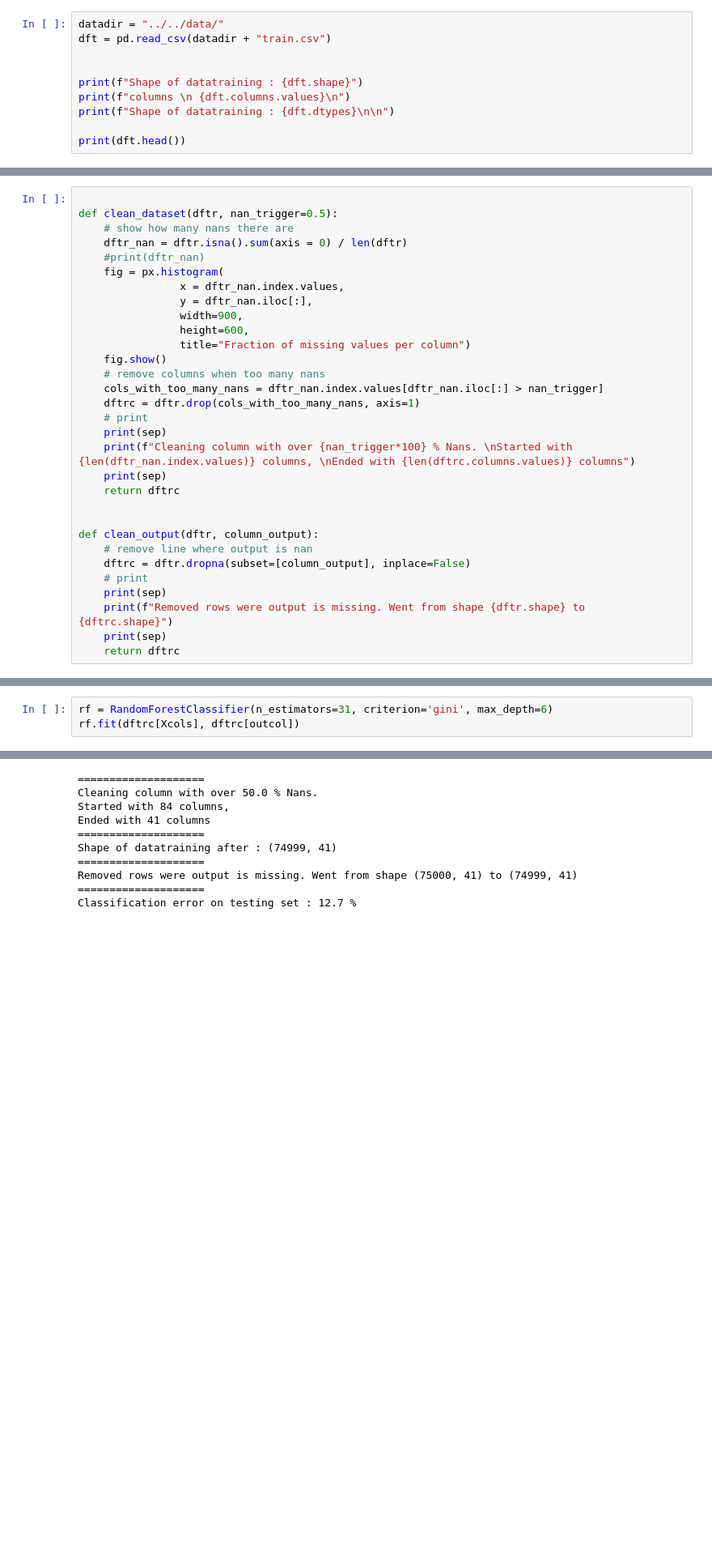
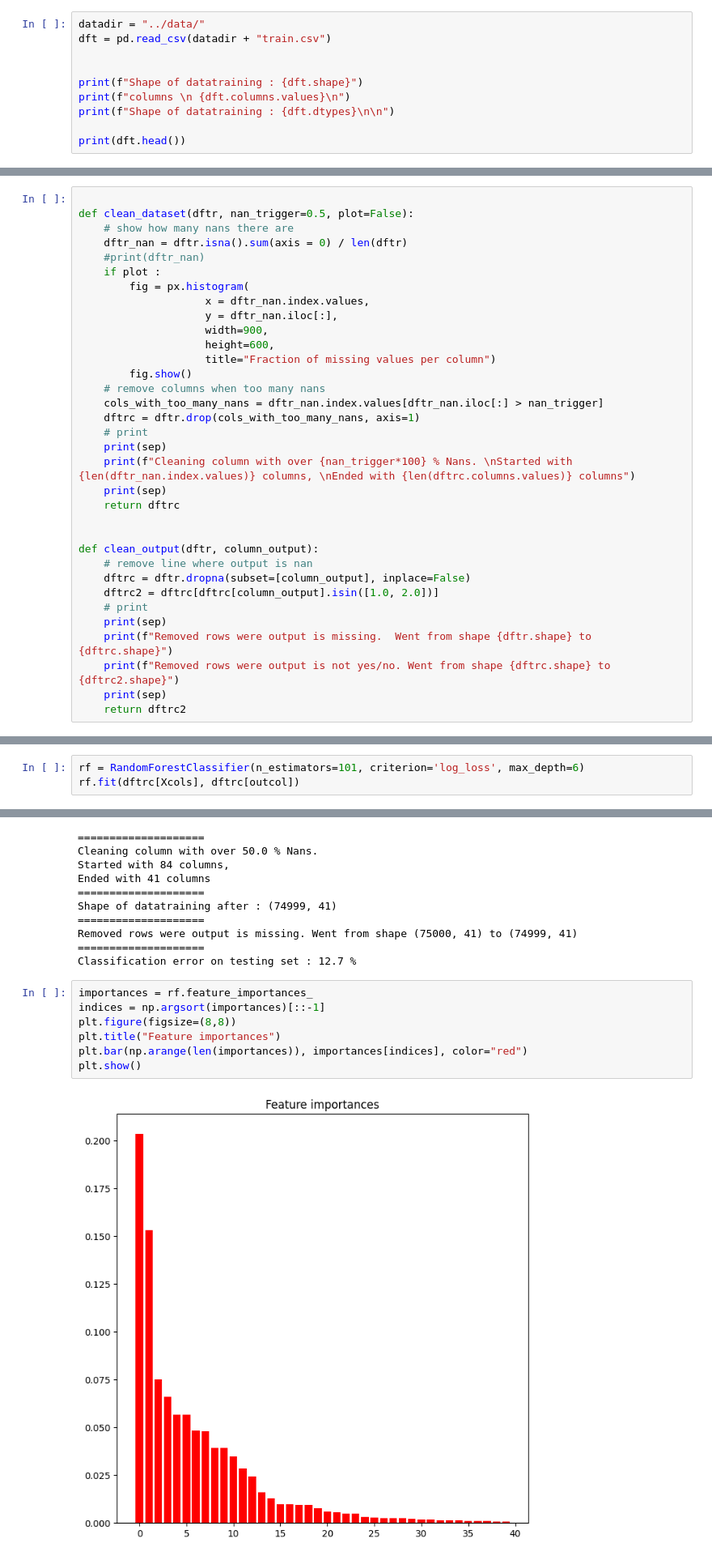
Before and after one commit to thomasdepic/mini-hackaton-gros-camtars, a Jupyter notebook: CRS/CR_niels.ipynb, the cells around one changed output, grey strips where cells are left out. Shown at 81% size. Drawn from its saved outputs; the diff is of its cells as text; blank space fills up the shorter version.

```diff
--- a/CRS/CR_niels.ipynb
+++ b/CRS/CR_niels.ipynb
@@ -12,7 +12,7 @@ sep = "="*20
 # %% [markdown]
 ## Loading training data
 # %%
-datadir = "../../data/"
+datadir = "../data/"
 dft = pd.read_csv(datadir + "train.csv")
 
 
@@ -145,17 +145,18 @@ def boxplot_checker(df, column, mini=None, maxi=None):
     plt.show()
 # %%
 
-def clean_dataset(dftr, nan_trigger=0.5):
+def clean_dataset(dftr, nan_trigger=0.5, plot=False):
     # show how many nans there are
     dftr_nan = dftr.isna().sum(axis = 0) / len(dftr)
     #print(dftr_nan)
-    fig = px.histogram(
-                x = dftr_nan.index.values,
-                y = dftr_nan.iloc[:],
-                width=900,
-                height=600,
-                title="Fraction of missing values per column")
-    fig.show()
+    if plot :
+        fig = px.histogram(
+                    x = dftr_nan.index.values,
+                    y = dftr_nan.iloc[:],
+                    width=900,
+                    height=600,
+                    title="Fraction of missing values per column")
+        fig.show()
     # remove columns when too many nans
     cols_with_too_many_nans = dftr_nan.index.values[dftr_nan.iloc[:] > nan_trigger]
     dftrc = dftr.drop(cols_with_too_many_nans, axis=1)
@@ -169,11 +170,13 @@ def clean_dataset(dftr, nan_trigger=0.5):
 def clean_output(dftr, column_output):
     # remove line where output is nan
     dftrc = dftr.dropna(subset=[column_output], inplace=False)
+    dftrc2 = dftrc[dftrc[column_output].isin([1.0, 2.0])]
     # print
     print(sep)
-    print(f"Removed rows were output is missing. Went from shape {dftr.shape} to {dftrc.shape}")
+    print(f"Removed rows were output is missing.  Went from shape {dftr.shape} to {dftrc.shape}")
+    print(f"Removed rows were output is not yes/no. Went from shape {dftrc.shape} to {dftrc2.shape}")
     print(sep)
-    return dftrc
+    return dftrc2
 # %%
 def dispresults(yhat, y):
     true_ans, true_count = np.unique(y, return_counts=True)
@@ -228,5 +232,5 @@ Removed rows were output is missing. Went from shape (225000, 41) to (224999, 41
 ====================
 # %%
-rf = RandomForestClassifier(n_estimators=31, criterion='gini', max_depth=6)
+rf = RandomForestClassifier(n_estimators=101, criterion='log_loss', max_depth=6)
 rf.fit(dftrc[Xcols], dftrc[outcol])
 # %% [output]
@@ -277,3 +278,12 @@ Shape of datatraining after : (74999, 41)
 Removed rows were output is missing. Went from shape (75000, 41) to (74999, 41)
 ====================
 Classification error on testing set : 12.7 %
+# %%
+importances = rf.feature_importances_
+indices = np.argsort(importances)[::-1]
+plt.figure(figsize=(8,8))
+plt.title("Feature importances")
+plt.bar(np.arange(len(importances)), importances[indices], color="red")
+plt.show()
+# %% [output]
+[figure, added]
```
Also changed, not shown: parts of 4 cells of this notebook.
